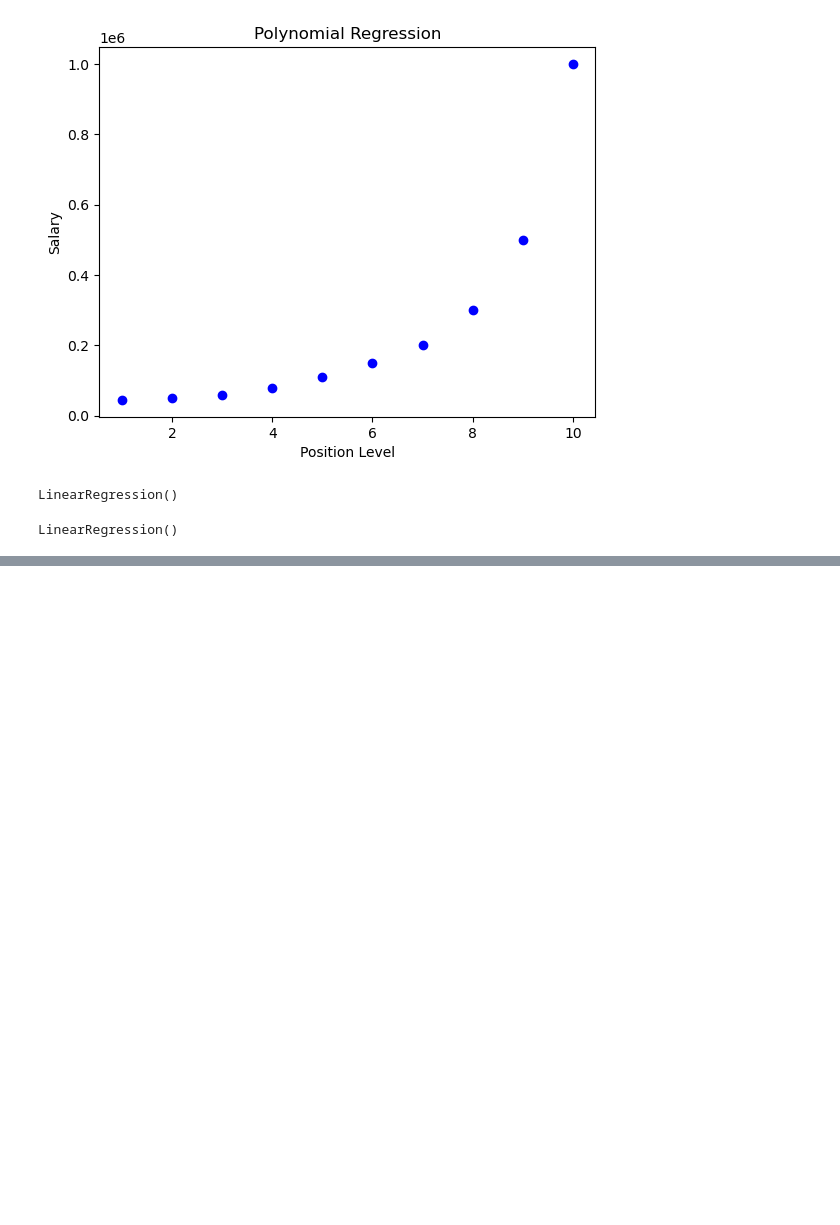
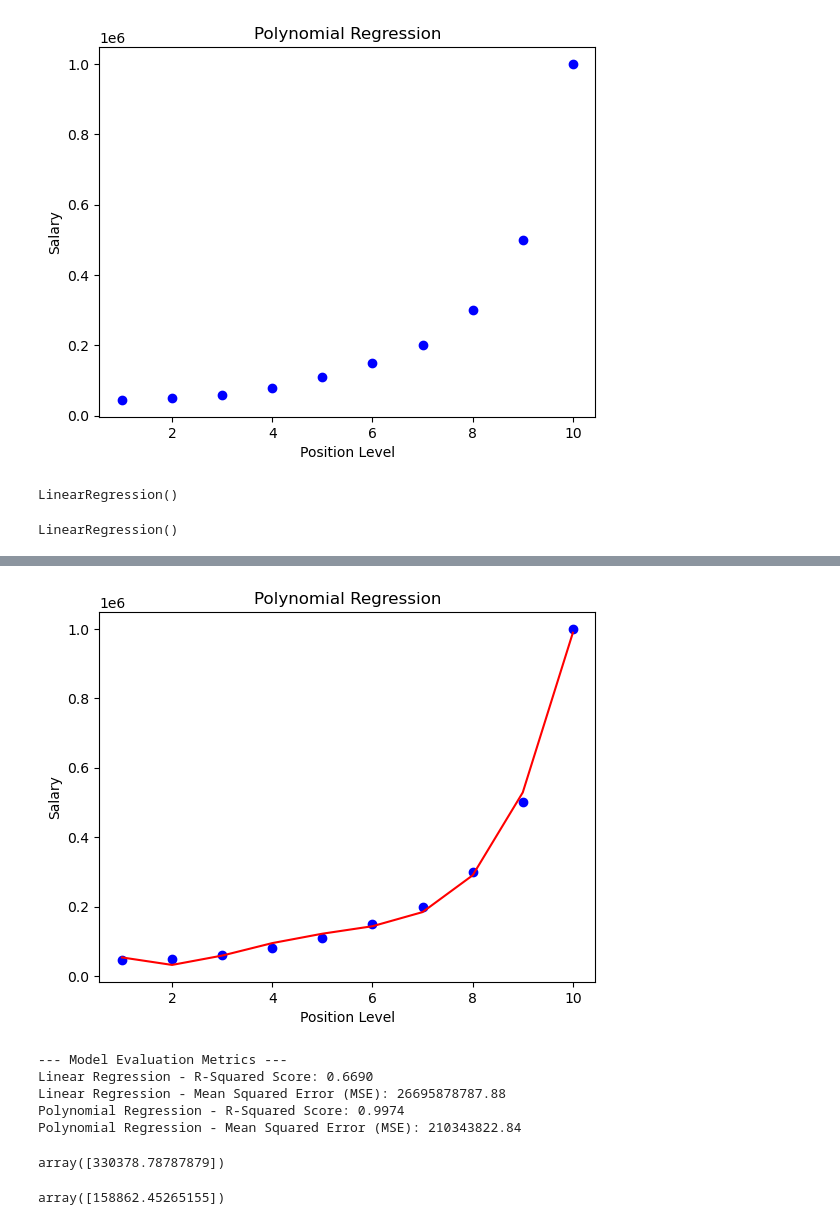
Before and after one commit to miracbozacioglu/salary-prediction-polynomial-regression, a Jupyter notebook: polynomial_regression.ipynb, the cells around one changed output, grey strips where cells are left out. Saved outputs shown, nothing was run; the diff lists cells and outputs as text; code cells hidden in the pictures; blank space fills up the shorter version.

```diff
--- a/polynomial_regression.ipynb
+++ b/polynomial_regression.ipynb
@@ -51,0 +61,9 @@ LinearRegression()
+# %%
+plt.scatter(X,y,color='blue')
+plt.plot(X,lin_reg_2.predict(X_poly),color='red')
+plt.title('Polynomial Regression')
+plt.xlabel('Position Level')
+plt.ylabel('Salary')
+plt.show()
+# %% [output]
+[figure, added]
@@ -51,0 +78,21 @@ LinearRegression()
+# %%
+print("--- Model Evaluation Metrics ---")
+print(f"Linear Regression - R-Squared Score: {r2_lin:.4f}")
+print(f"Linear Regression - Mean Squared Error (MSE): {mse_lin:.2f}")
+
+print(f"Polynomial Regression - R-Squared Score: {r2_poly:.4f}")
+print(f"Polynomial Regression - Mean Squared Error (MSE): {mse_poly:.2f}")
+# %% [output]
+--- Model Evaluation Metrics ---
+Linear Regression - R-Squared Score: 0.6690
+Linear Regression - Mean Squared Error (MSE): 26695878787.88
+Polynomial Regression - R-Squared Score: 0.9974
+Polynomial Regression - Mean Squared Error (MSE): 210343822.84
+# %%
+lin_reg.predict([[6.5]])
+# %% [output]
+array([330378.78787879])
+# %%
+lin_reg_2.predict(poly_reg.transform([[6.5]]))
+# %% [output]
+array([158862.45265155])
```
Also changed, not shown: parts of 2 cells of this notebook.
